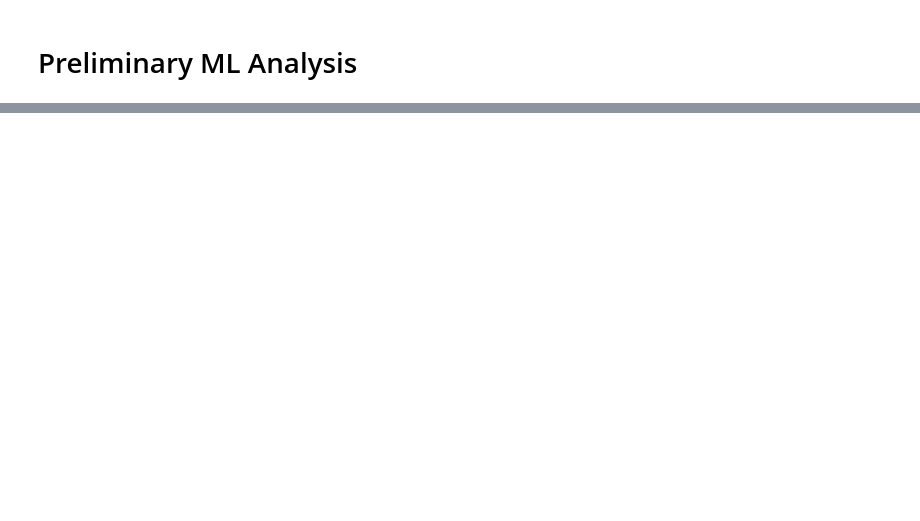
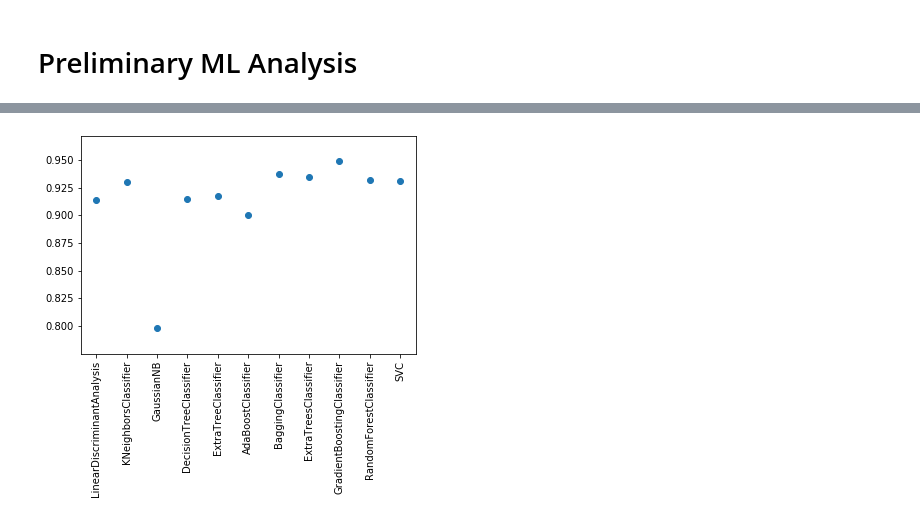
Before and after one commit to nicolaspascual/point-cloud-learn, a Jupyter notebook: notebooks/Cluster preliminary classification.ipynb, the cells around one changed output, grey strips where cells are left out. Saved outputs shown, nothing was run; the diff lists cells and outputs as text; code cells hidden in the pictures; blank space fills up the shorter version.

```diff
--- a/notebooks/Cluster preliminary classification.ipynb
+++ b/notebooks/Cluster preliminary classification.ipynb
@@ -72,0 +107,4 @@ pd.DataFrame(confusion_matrix(y_test, model.predict(X_test), labels=classes), in
+# %%
+print_metric('recall')
+# %% [output]
+[figure, added]
```
Also changed, not shown: parts of 15 cells of this notebook.
